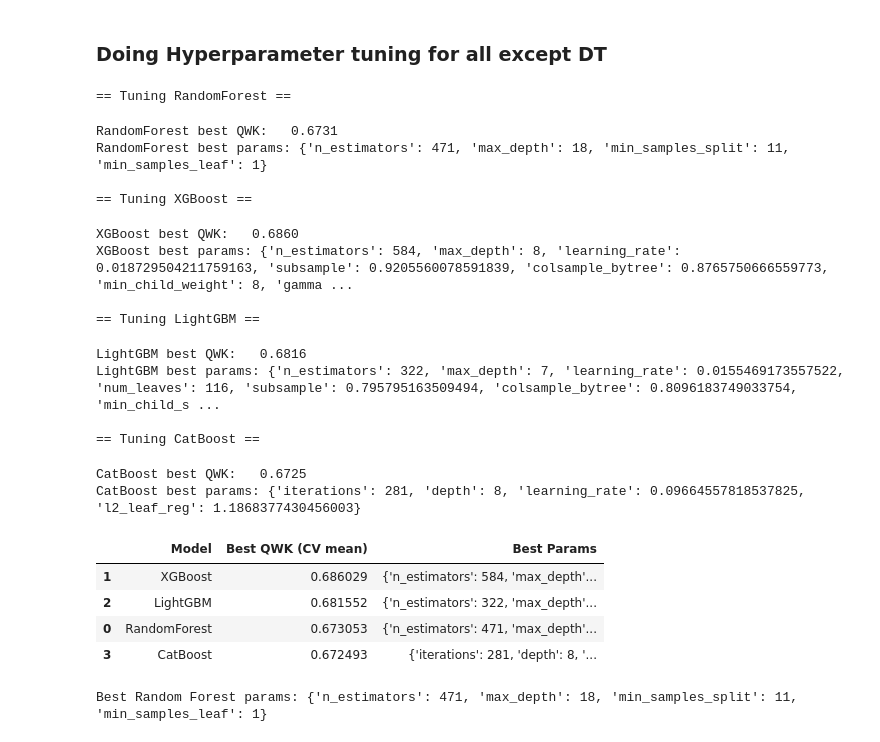
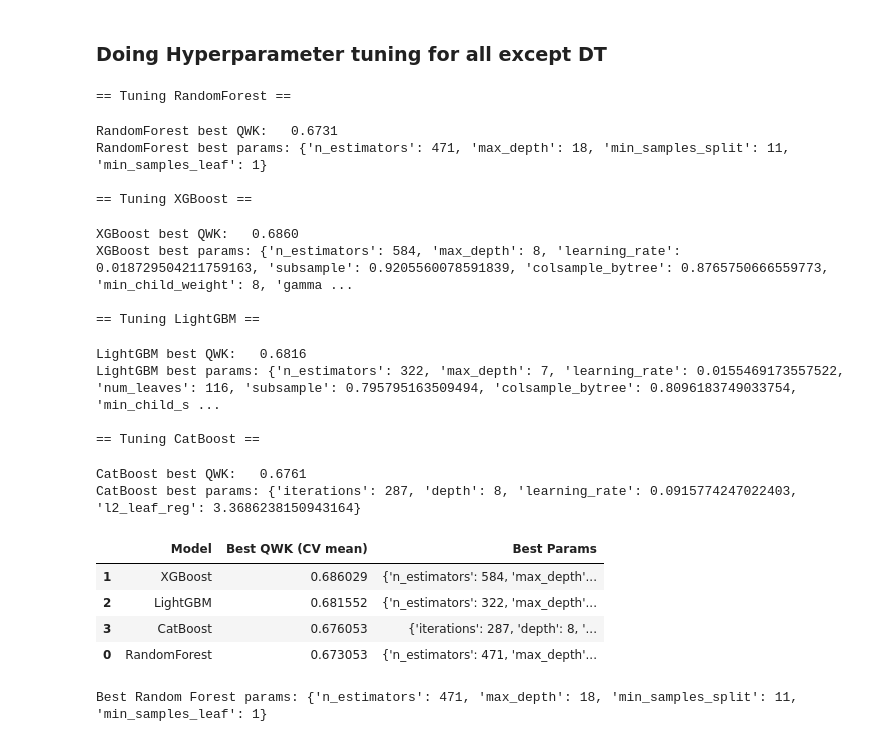
Before and after one commit to Sravankumar3/Masters_project, a Jupyter notebook: problematic_internet_use_prediction.ipynb, the cells around one changed output. Saved outputs shown, nothing was run; the diff lists cells and outputs as text; code cells hidden in the pictures.

```diff
--- a/problematic_internet_use_prediction.ipynb
+++ b/problematic_internet_use_prediction.ipynb
@@ -707,21 +764,7 @@ CatBoost: Average QWK (with SMOTE) = 0.6617
 # %%
 # ==== FULL HYPERPARAMETER TUNING (SMOTE + Stratified CV + QWK) ====
 
-import numpy as np
-import pandas as pd
-import optuna
-from collections import Counter
 
-from imblearn.over_sampling import SMOTE
-from imblearn.pipeline import Pipeline
-
-from sklearn.model_selection import StratifiedKFold, cross_val_score
-from sklearn.metrics import make_scorer, cohen_kappa_score
-
-from sklearn.ensemble import RandomForestClassifier
-from xgboost import XGBClassifier
-from lightgbm import LGBMClassifier
-from catboost import CatBoostClassifier
 
 # ---------- Scorer ----------
 def qwk(y_true, y_pred):
@@ -836,44 +879,44 @@ for name, obj, trials in [
     ("RandomForest", objective_rf,            50),
     ("XGBoost",      objective_xgb,           50),
     ("LightGBM",     objective_lgb,           50),
-    ("CatBoost",     objective_catboost_fast, 25),  # faster Cat
+    ("CatBoost",     objective_catboost_fast, 50),
 ]:
     print(f"== Tuning {name} ==")
     study = optuna.create_study(direction="maximize",
                                 sampler=optuna.samplers.TPESampler(seed=42))
     study.optimize(obj, n_trials=trials, show_progress_bar=True)
     studies[name] = study
     print(f"{name} best QWK:   {study.best_value:.4f}")
     print(f"{name} best params: {study.best_params}\n")
 
 # ---------- Summary ----------
 rows = []
 for name, study in studies.items():
     rows.append([name, study.best_value, study.best_params])
 summary = pd.DataFrame(rows, columns=["Model", "Best QWK (CV mean)", "Best Params"])\
             .sort_values("Best QWK (CV mean)", ascending=False)
 summary
 # %% [output]
 == Tuning RandomForest ==
 RandomForest best QWK:   0.6731
 RandomForest best params: {'n_estimators': 471, 'max_depth': 18, 'min_samples_split': 11, 'min_samples_leaf': 1}
 
 == Tuning XGBoost ==
 XGBoost best QWK:   0.6860
 XGBoost best params: {'n_estimators': 584, 'max_depth': 8, 'learning_rate': 0.018729504211759163, 'subsample': 0.9205560078591839, 'colsample_bytree': 0.8765750666559773, 'min_child_weight': 8, 'gamma ...
 
 == Tuning LightGBM ==
 LightGBM best QWK:   0.6816
 LightGBM best params: {'n_estimators': 322, 'max_depth': 7, 'learning_rate': 0.0155469173557522, 'num_leaves': 116, 'subsample': 0.795795163509494, 'colsample_bytree': 0.8096183749033754, 'min_child_s ...
 
 == Tuning CatBoost ==
-CatBoost best QWK:   0.6725
-CatBoost best params: {'iterations': 281, 'depth': 8, 'learning_rate': 0.09664557818537825, 'l2_leaf_reg': 1.1868377430456003}
+CatBoost best QWK:   0.6761
+CatBoost best params: {'iterations': 287, 'depth': 8, 'learning_rate': 0.0915774247022403, 'l2_leaf_reg': 3.3686238150943164}
 |  | Model | Best QWK (CV mean) | Best Params |
 | 1 | XGBoost | 0.686029 | {'n_estimators': 584, 'max_depth'... |
 | 2 | LightGBM | 0.681552 | {'n_estimators': 322, 'max_depth'... |
+| 3 | CatBoost | 0.676053 | {'iterations': 287, 'depth': 8, '... |
 | 0 | RandomForest | 0.673053 | {'n_estimators': 471, 'max_depth'... |
-| 3 | CatBoost | 0.672493 | {'iterations': 281, 'depth': 8, '... |
 # %%
 best_rf_params = studies['RandomForest'].best_params
 print("Best Random Forest params:", best_rf_params)
```
Also changed, not shown: parts of 52 cells of this notebook, 4 other files.
